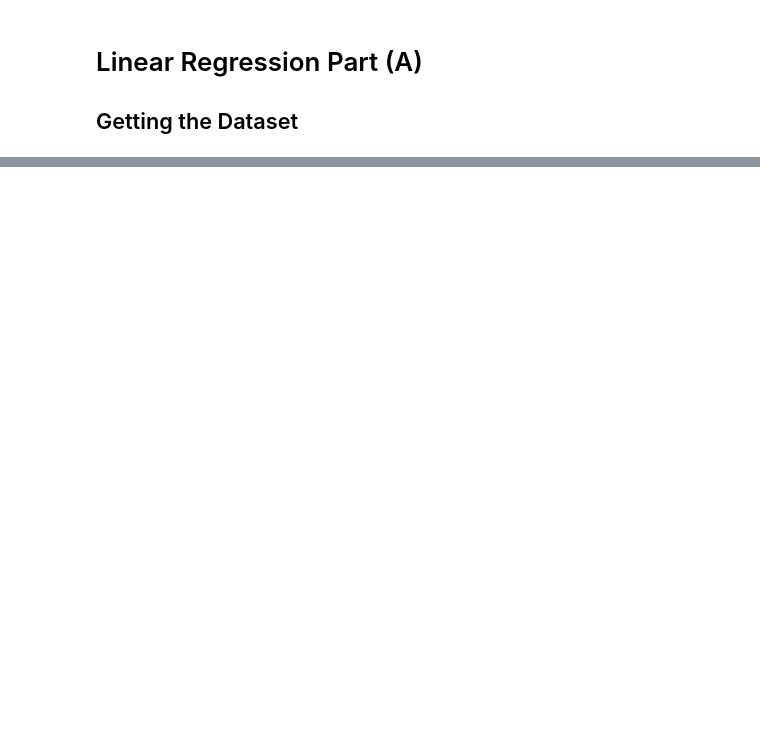
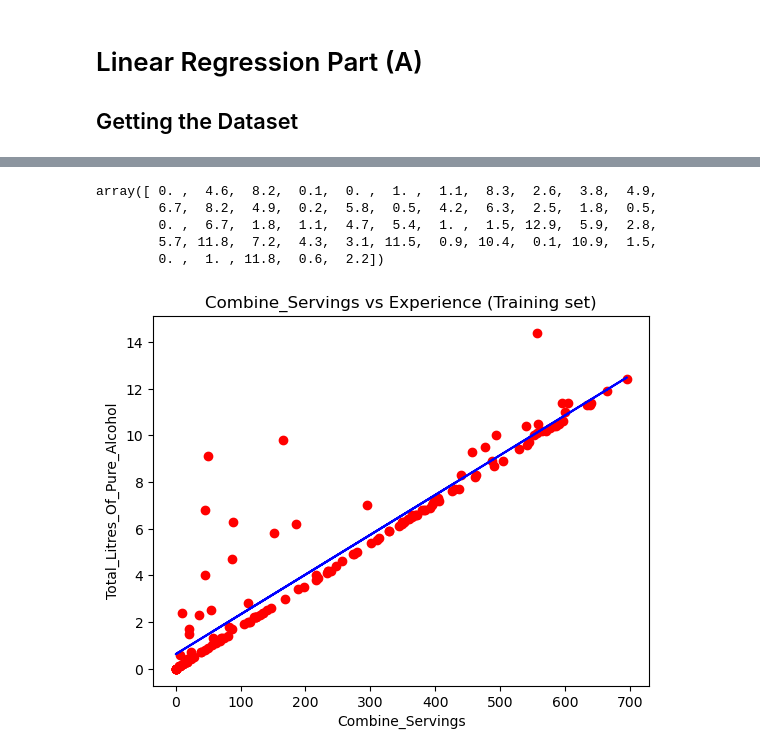
Before and after one commit to OtaSteven/CSC177_Proj, a Jupyter notebook: Linear_Regression/linear_regression.ipynb, the cells around one changed output, grey strips where cells are left out. Saved outputs shown, nothing was run; the diff lists cells and outputs as text; code cells hidden in the pictures; blank space fills up the shorter version.

Commit message:
Finished simple linear regression, created a new column in a new dataset that combines the drinks servings and split this dataset into training/testing

```diff
--- a/Linear_Regression/linear_regression.ipynb
+++ b/Linear_Regression/linear_regression.ipynb
@@ -85,0 +34,10 @@ plt.show()
+# %%
+import pandas as pd
+
+drink_Data.head()
+
+new_drink_Data = drink_Data[['beer_servings', 'spirit_servings', 'wine_servings', 'total_litres_of_pure_alcohol']]
+
+new_drink_Data['Combine_Servings'] = new_drink_Data['beer_servings'] + new_drink_Data['spirit_servings'] + new_drink_Data['wine_servings']
+
+new_drink_Data.head()
@@ -85,0 +56,14 @@ plt.show()
+# %%
+x = new_drink_Data.iloc[:, -1:].values  #independent variable arrays, Combine_Servings
+y = new_drink_Data.iloc[:, 3].values  #dependent variable arrays, Total_Litres_Of_Pure_Alcohol
+# %%
+# Split
+from sklearn.model_selection import train_test_split
+x_train, x_test, y_train, y_test = train_test_split(x, y, test_size=1/4, random_state=0)
+# %%
+# Fitting
+# from sklearn.linear_model import LinearRegression
+from sklearn import linear_model
+from sklearn.metrics import mean_squared_error, r2_score
+regressor = linear_model.LinearRegression()
+regressor.fit(x_train, y_train)
@@ -85,0 +87,23 @@ plt.show()
+# %%
+# Real total_litres_of_pure_alcohol in the test set
+y_test
+# %% [output]
+array([ 0. ,  4.6,  8.2,  0.1,  0. ,  1. ,  1.1,  8.3,  2.6,  3.8,  4.9,
+        6.7,  8.2,  4.9,  0.2,  5.8,  0.5,  4.2,  6.3,  2.5,  1.8,  0.5,
+        0. ,  6.7,  1.8,  1.1,  4.7,  5.4,  1. ,  1.5, 12.9,  5.9,  2.8,
+        5.7, 11.8,  7.2,  4.3,  3.1, 11.5,  0.9, 10.4,  0.1, 10.9,  1.5,
+        0. ,  1. , 11.8,  0.6,  2.2])
+# %%
+#plot for the TRAIN
+
+plt.scatter(x_train, y_train, color='red') # plotting the observation line
+
+plt.plot(x_train, regressor.predict(x_train), color='blue') # plotting the regression line
+
+plt.title("Combine_Servings vs Experience (Training set)") # stating the title of the graph
+
+plt.xlabel("Combine_Servings") # adding the name of x-axis
+plt.ylabel("Total_Litres_Of_Pure_Alcohol") # adding the name of y-axis
+plt.show() # specifies end of graph
+# %% [output]
+[figure, added]
```
Also changed, not shown: parts of 12 cells of this notebook.
